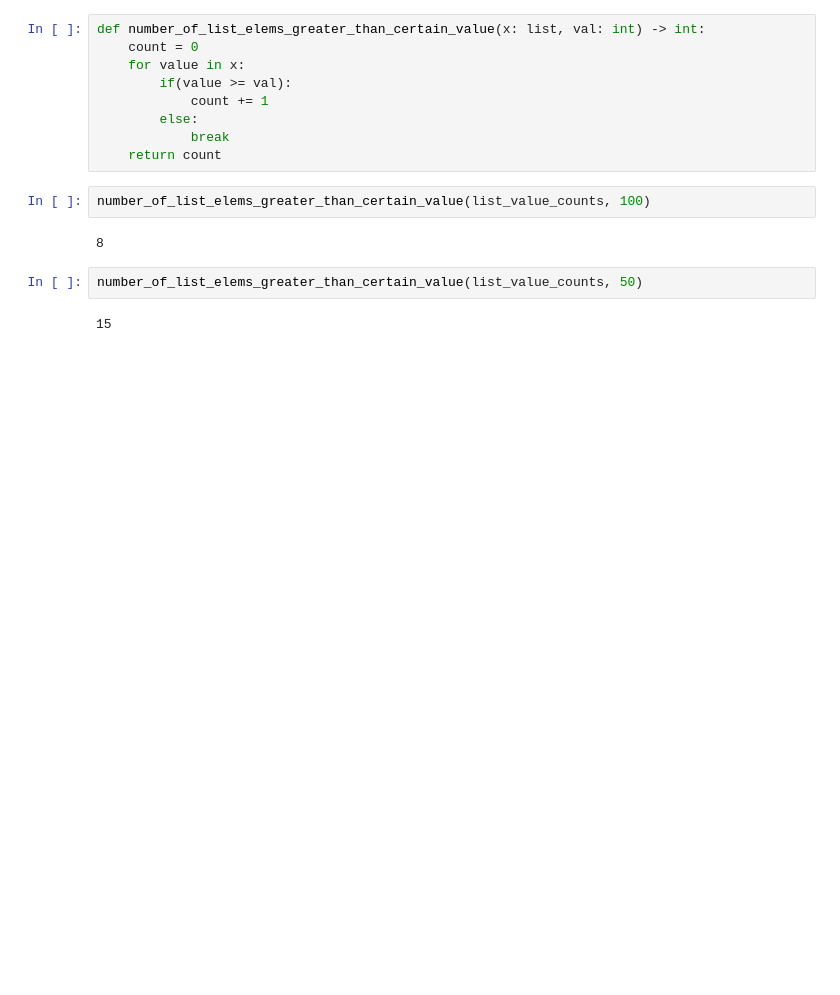
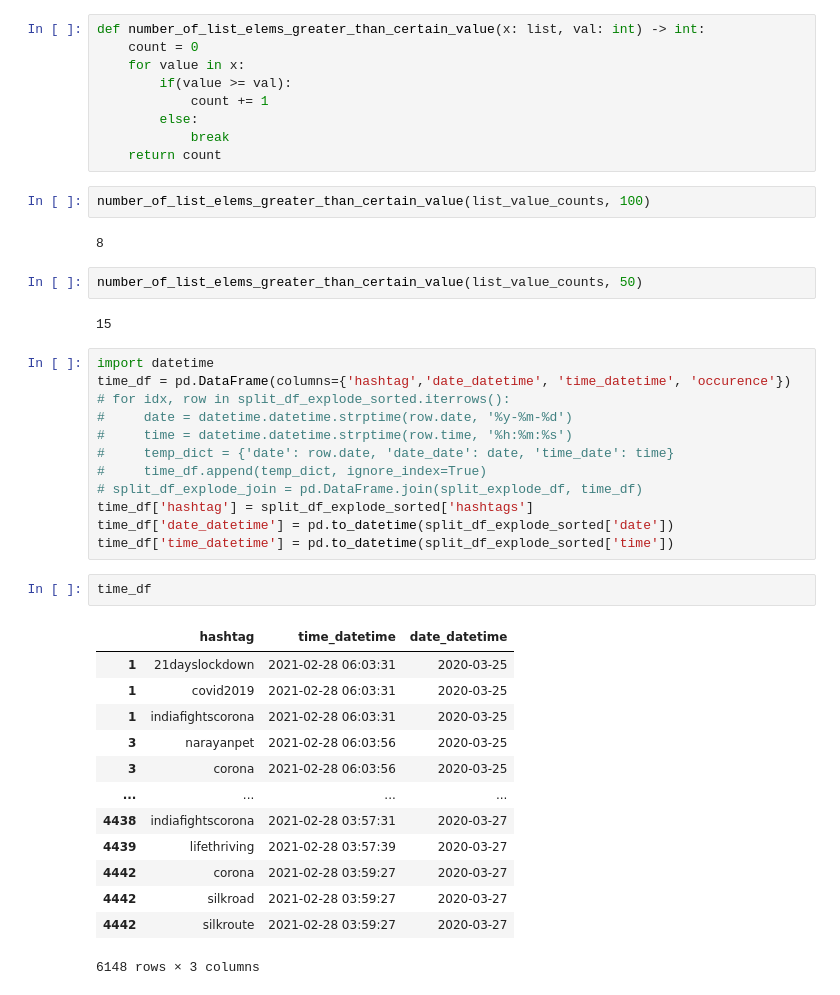
Before and after one commit to ekdnam/Covid-19, a Jupyter notebook: get_data/Manageable.ipynb, the cells around one changed output. Saved outputs shown, nothing was run; the diff lists cells and outputs as text; blank space fills up the shorter version.

```diff
--- a/get_data/Manageable.ipynb
+++ b/get_data/Manageable.ipynb
@@ -205,3 +229,31 @@ number_of_list_elems_greater_than_certain_value(list_value_counts, 100)
 number_of_list_elems_greater_than_certain_value(list_value_counts, 50)
 # %% [output]
 15
+# %%
+import datetime
+time_df = pd.DataFrame(columns={'hashtag','date_datetime', 'time_datetime', 'occurence'})
+# for idx, row in split_df_explode_sorted.iterrows():
+#     date = datetime.datetime.strptime(row.date, '%y-%m-%d')
+#     time = datetime.datetime.strptime(row.time, '%h:%m:%s')
+#     temp_dict = {'date': row.date, 'date_date': date, 'time_date': time}
+#     time_df.append(temp_dict, ignore_index=True)
+# split_df_explode_join = pd.DataFrame.join(split_explode_df, time_df)
+time_df['hashtag'] = split_df_explode_sorted['hashtags']
+time_df['date_datetime'] = pd.to_datetime(split_df_explode_sorted['date'])
+time_df['time_datetime'] = pd.to_datetime(split_df_explode_sorted['time'])
+# %%
+time_df
+# %% [output]
+|  | hashtag | time_datetime | date_datetime |
+| 1 | 21dayslockdown | 2021-02-28 06:03:31 | 2020-03-25 |
+| 1 | covid2019 | 2021-02-28 06:03:31 | 2020-03-25 |
+| 1 | indiafightscorona | 2021-02-28 06:03:31 | 2020-03-25 |
+| 3 | narayanpet | 2021-02-28 06:03:56 | 2020-03-25 |
+| 3 | corona | 2021-02-28 06:03:56 | 2020-03-25 |
+| ... | ... | ... | ... |
+| 4438 | indiafightscorona | 2021-02-28 03:57:31 | 2020-03-27 |
+| 4439 | lifethriving | 2021-02-28 03:57:39 | 2020-03-27 |
+| 4442 | corona | 2021-02-28 03:59:27 | 2020-03-27 |
+| 4442 | silkroad | 2021-02-28 03:59:27 | 2020-03-27 |
+| 4442 | silkroute | 2021-02-28 03:59:27 | 2020-03-27 |
+6148 rows × 3 columns
```
Also changed, not shown: parts of 12 cells of this notebook, 5 other files.
